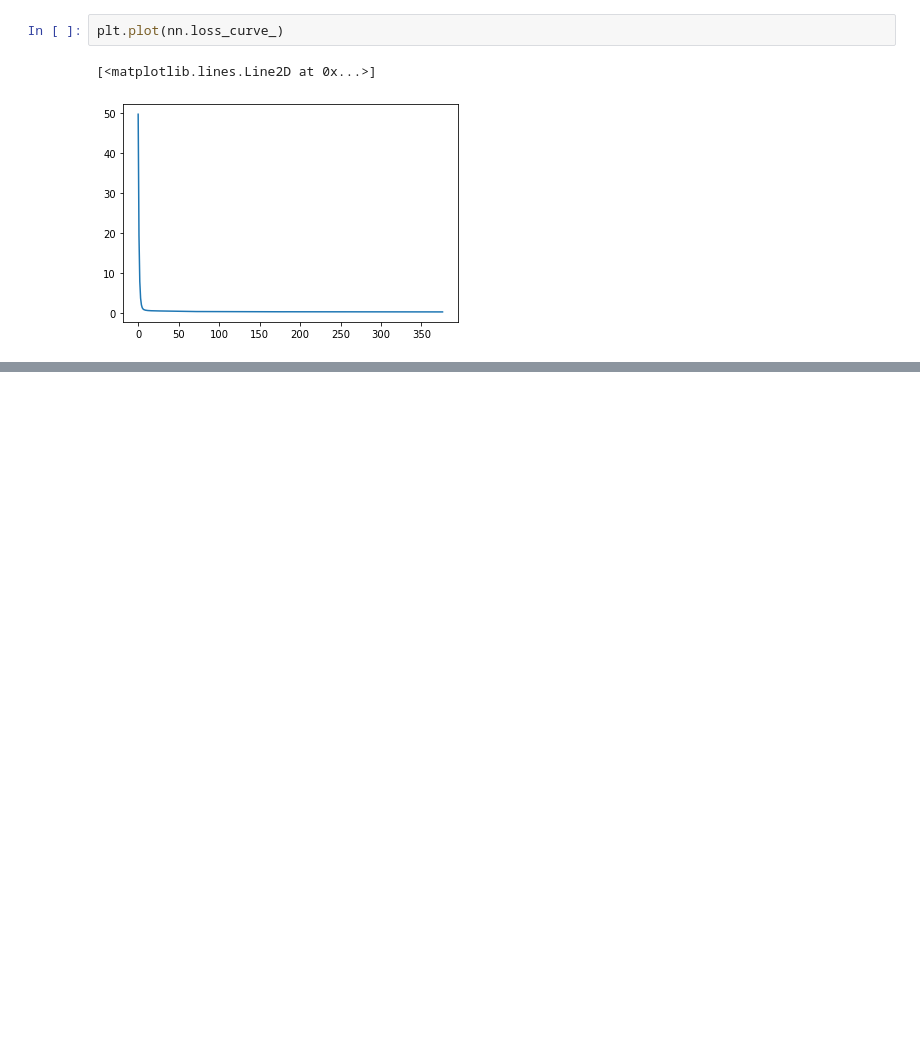
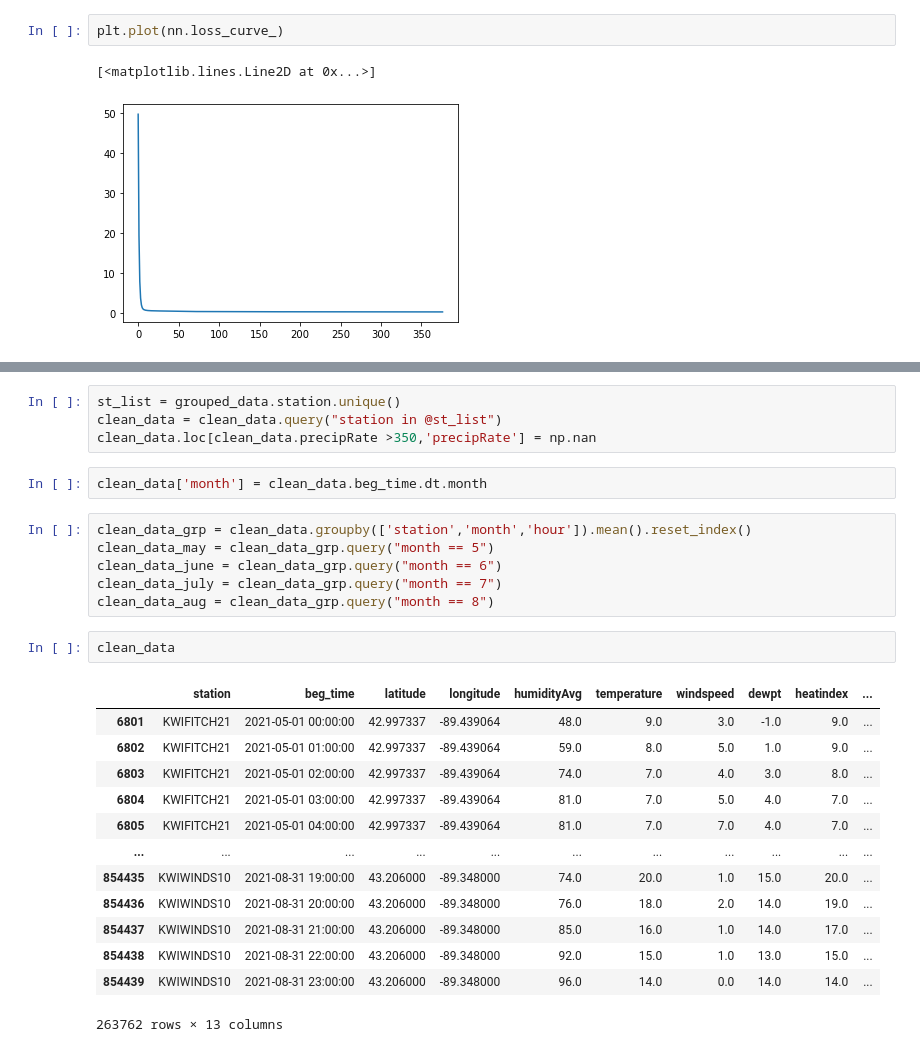
Before and after one commit to khatrigaurav/temperature_modelling, a Jupyter notebook: Analytics/00 Modeller.ipynb, the cells around one changed output, grey strips where cells are left out. Drawn from its saved outputs; the diff is of its cells as text; blank space fills up the shorter version.

```diff
--- a/Analytics/00 Modeller.ipynb
+++ b/Analytics/00 Modeller.ipynb
@@ -672,0 +655,28 @@ get_delta_plots(model_dict)
+# %%
+st_list = grouped_data.station.unique()
+clean_data = clean_data.query("station in @st_list")
+clean_data.loc[clean_data.precipRate >350,'precipRate'] = np.nan
+# %%
+clean_data['month'] = clean_data.beg_time.dt.month
+# %%
+clean_data_grp = clean_data.groupby(['station','month','hour']).mean().reset_index()
+clean_data_may = clean_data_grp.query("month == 5")
+clean_data_june = clean_data_grp.query("month == 6")
+clean_data_july = clean_data_grp.query("month == 7")
+clean_data_aug = clean_data_grp.query("month == 8")
+# %%
+clean_data
+# %% [output]
+|  | station | beg_time | latitude | longitude | humidityAvg | temperature | windspeed | dewpt | heatindex | ... |
+| 6801 | KWIFITCH21 | 2021-05-01 00:00:00 | 42.997337 | -89.439064 | 48.0 | 9.0 | 3.0 | -1.0 | 9.0 | ... |
+| 6802 | KWIFITCH21 | 2021-05-01 01:00:00 | 42.997337 | -89.439064 | 59.0 | 8.0 | 5.0 | 1.0 | 9.0 | ... |
+| 6803 | KWIFITCH21 | 2021-05-01 02:00:00 | 42.997337 | -89.439064 | 74.0 | 7.0 | 4.0 | 3.0 | 8.0 | ... |
+| 6804 | KWIFITCH21 | 2021-05-01 03:00:00 | 42.997337 | -89.439064 | 81.0 | 7.0 | 5.0 | 4.0 | 7.0 | ... |
+| 6805 | KWIFITCH21 | 2021-05-01 04:00:00 | 42.997337 | -89.439064 | 81.0 | 7.0 | 7.0 | 4.0 | 7.0 | ... |
+| ... | ... | ... | ... | ... | ... | ... | ... | ... | ... | ... |
+| 854435 | KWIWINDS10 | 2021-08-31 19:00:00 | 43.206000 | -89.348000 | 74.0 | 20.0 | 1.0 | 15.0 | 20.0 | ... |
+| 854436 | KWIWINDS10 | 2021-08-31 20:00:00 | 43.206000 | -89.348000 | 76.0 | 18.0 | 2.0 | 14.0 | 19.0 | ... |
+| 854437 | KWIWINDS10 | 2021-08-31 21:00:00 | 43.206000 | -89.348000 | 85.0 | 16.0 | 1.0 | 14.0 | 17.0 | ... |
+| 854438 | KWIWINDS10 | 2021-08-31 22:00:00 | 43.206000 | -89.348000 | 92.0 | 15.0 | 1.0 | 13.0 | 15.0 | ... |
+| 854439 | KWIWINDS10 | 2021-08-31 23:00:00 | 43.206000 | -89.348000 | 96.0 | 14.0 | 0.0 | 14.0 | 14.0 | ... |
+263762 rows × 13 columns
```
Also changed, not shown: parts of 6 cells of this notebook, 3 other files.
